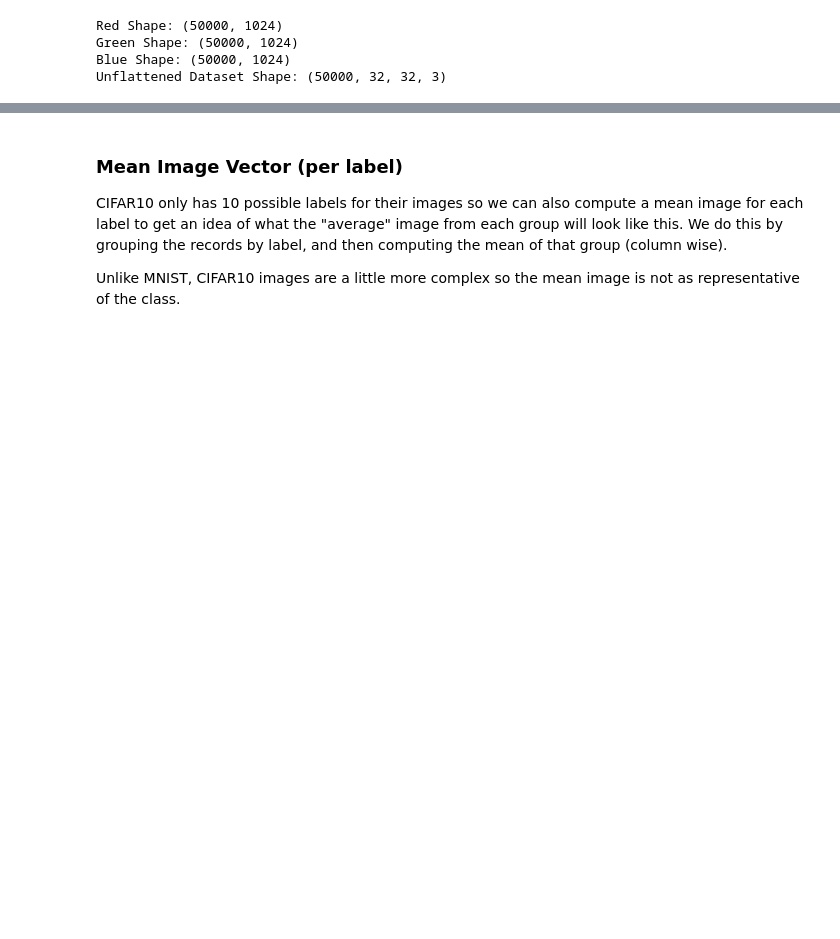
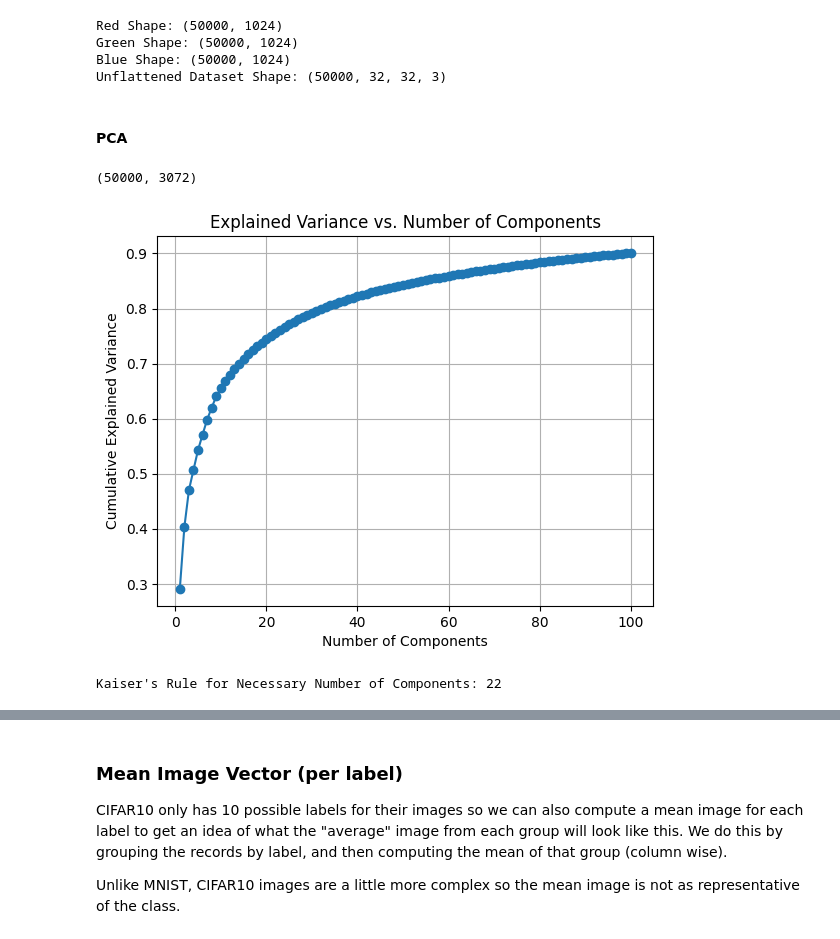
Before and after one commit to rishabhxpandey/cs490dsc, a Jupyter notebook: Summary_Statistics/cifar-10_summary_statistics.ipynb, the cells around one changed output, grey strips where cells are left out. Cells and saved outputs as stored; diff of their text form; code cells hidden in the pictures; blank space fills up the shorter version.

```diff
--- a/Summary_Statistics/cifar-10_summary_statistics.ipynb
+++ b/Summary_Statistics/cifar-10_summary_statistics.ipynb
@@ -198,3 +164,50 @@ Red Shape: (50000, 1024)
 Green Shape: (50000, 1024)
 Blue Shape: (50000, 1024)
 Unflattened Dataset Shape: (50000, 32, 32, 3)
+# %% [markdown]
+#### PCA
+# %%
+from sklearn.decomposition import PCA
+
+# Normalize the data (optional but recommended)
+cifar_train_images_normalized = cifar_train_images / 255.0
+
+# Choose the number of components for PCA
+n_components = 100  # You can adjust this based on your requirements
+
+# Reshape the data to 2D (number of samples, number of features)
+reshaped_images = cifar_train_images_normalized.reshape((50000, -1))
+print(reshaped_images.shape)
+# Apply PCA
+pca = PCA(n_components=n_components)
+pca_result = pca.fit_transform(reshaped_images)
+
+# Reconstruct the data after PCA
+reconstructed_images_flattened = pca.inverse_transform(pca_result)
+
+# Reshape the reconstructed data back to the original shape
+reconstructed_images = reconstructed_images_flattened.reshape((50000, 32, 32, 3))
+
+# Now 'reconstructed_images' contains the images after applying PCA
+
+# You can also access the principal components and explained variance ratio
+principal_components = pca.components_
+explained_variance_ratio = pca.explained_variance_ratio_
+
+cumulative_explained_variance = np.cumsum(explained_variance_ratio)
+
+# Plot the explained variance ratio
+plt.plot(range(1, n_components + 1), cumulative_explained_variance, marker='o')
+plt.title('Explained Variance vs. Number of Components')
+plt.xlabel('Number of Components')
+plt.ylabel('Cumulative Explained Variance')
+plt.grid(True)
+plt.show()
+
+num_components = np.sum(pca.explained_variance_ > 1)
+
+print(f"Kaiser's Rule for Necessary Number of Components: {num_components}")
+# %% [output]
+(50000, 3072)
+[figure, added]
+Kaiser's Rule for Necessary Number of Components: 22
```
Also changed, not shown: parts of 3 cells of this notebook, 2 other files.
